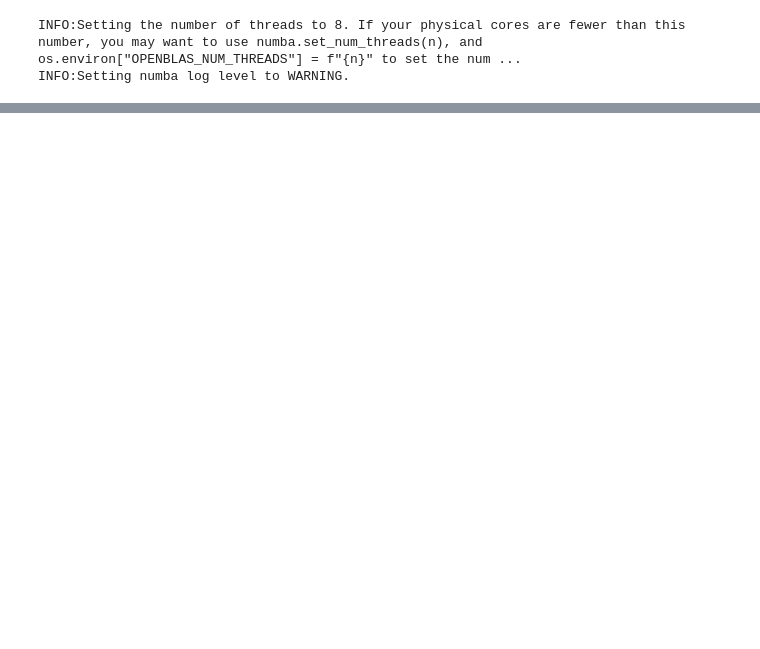
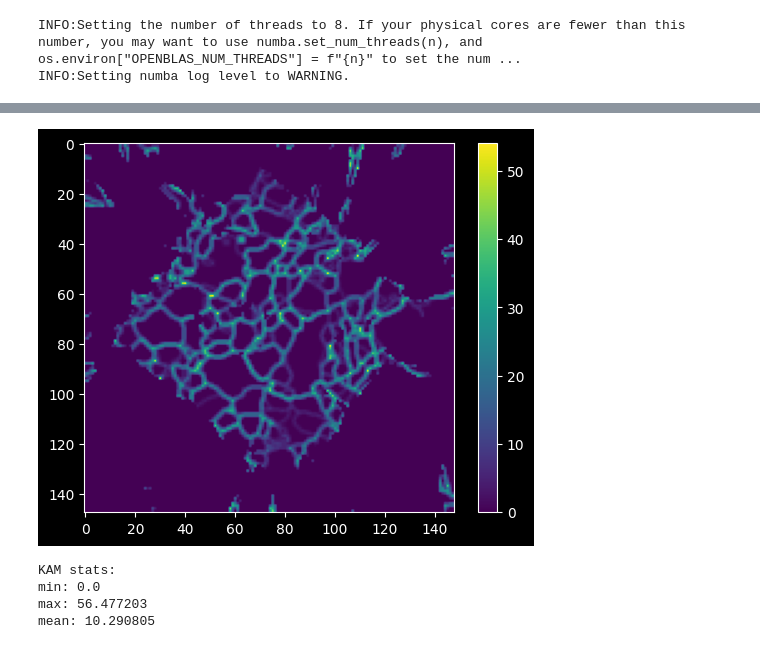
Before and after one commit to msaca-okse/basis_adaptive_textom, a Jupyter notebook: testing/texture_analysis.ipynb, the cells around one changed output, grey strips where cells are left out. Cells and saved outputs as stored; diff of their text form; code cells hidden in the pictures; blank space fills up the shorter version.

```diff
--- a/testing/texture_analysis.ipynb
+++ b/testing/texture_analysis.ipynb
@@ -342,0 +532,80 @@ plt.show()
+# %%
+import numpy as np
+from orix.quaternion import Orientation
+import orix.quaternion.symmetry as qs
+
+Nx, Ny, K = coeffs.shape
+
+# dominant orientation per pixel
+k_star = np.argmax(coeffs, axis=-1)
+
+# build orientation field
+ori_flat = Orientation.from_scipy_rotation(grid[k_star.ravel()])
+ori = ori_flat.reshape(Nx, Ny)
+
+# set symmetry once
+ori.symmetry = qs.Oh
+
+kam = np.zeros((Nx, Ny), dtype=np.float32)
+counts = np.zeros((Nx, Ny), dtype=np.int32)
+
+# -------------------------------------------------
+# 4-neighbour (cardinal directions)
+# -------------------------------------------------
+
+# right
+ang = ori[:, :-1].angle_with(ori[:, 1:])
+ang = np.rad2deg(ang)
+kam[:, :-1] += ang
+kam[:, 1: ] += ang
+counts[:, :-1] += 1
+counts[:, 1: ] += 1
+
+# down
+ang = ori[:-1, :].angle_with(ori[1:, :])
+ang = np.rad2deg(ang)
+kam[:-1, :] += ang
+kam[1: , :] += ang
+counts[:-1, :] += 1
+counts[1: , :] += 1
+
+# -------------------------------------------------
+# Diagonals
+# -------------------------------------------------
+
+# down-right
+ang = ori[:-1, :-1].angle_with(ori[1:, 1:])
+ang = np.rad2deg(ang)
+kam[:-1, :-1] += ang
+kam[1: , 1: ] += ang
+counts[:-1, :-1] += 1
+counts[1: , 1: ] += 1
+
+# down-left
+ang = ori[:-1, 1:].angle_with(ori[1:, :-1])
+ang = np.rad2deg(ang)
+kam[:-1, 1: ] += ang
+kam[1: , :-1] += ang
+counts[:-1, 1: ] += 1
+counts[1: , :-1] += 1
+
+# -------------------------------------------------
+# Final average
+# -------------------------------------------------
+kam /= np.maximum(counts, 1)
+mask = coeffs.sum(axis=-1) > 0.03
+kam_masked = np.zeros_like(kam)
+kam_masked[mask] = kam[mask]
+plt.imshow(kam_masked)
+plt.colorbar()
+plt.show()
+print("KAM stats:")
+print("min:", np.nanmin(kam))
+print("max:", np.nanmax(kam))
+print("mean:", np.nanmean(kam))
+# %% [output]
+[figure, added]
+KAM stats:
+min: 0.0
+max: 56.477203
+mean: 10.290805
```
Also changed, not shown: parts of 19 cells of this notebook, 5 other files.
